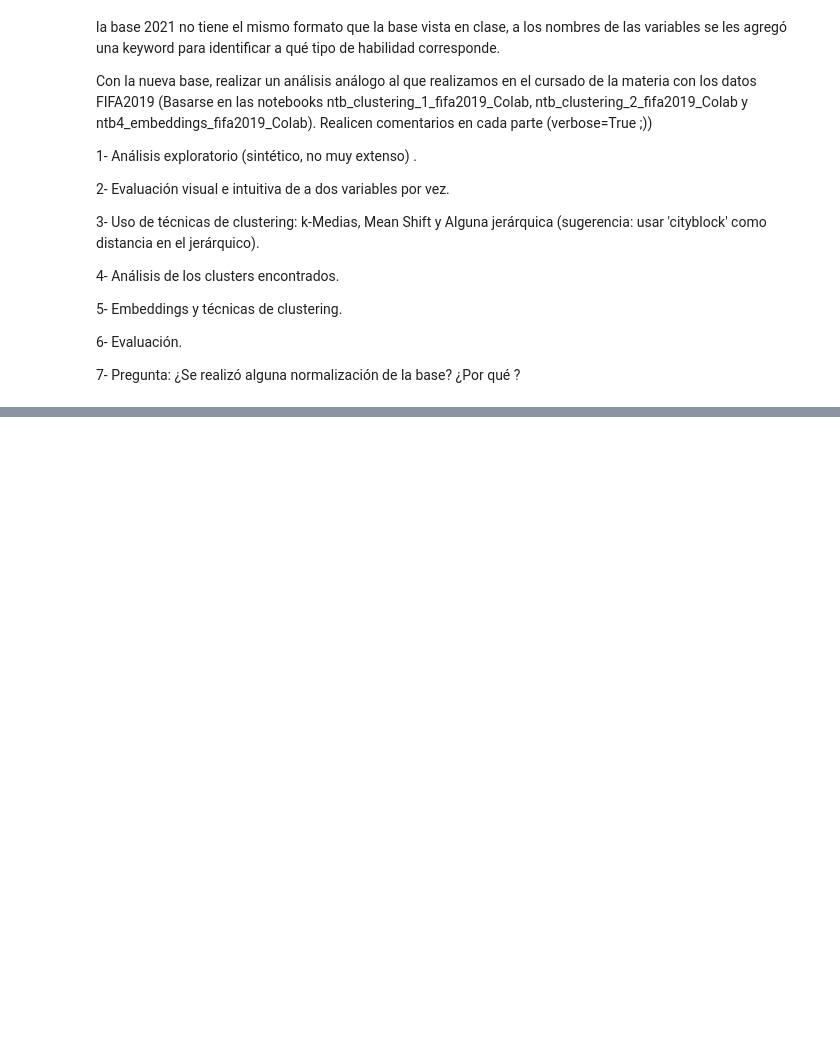
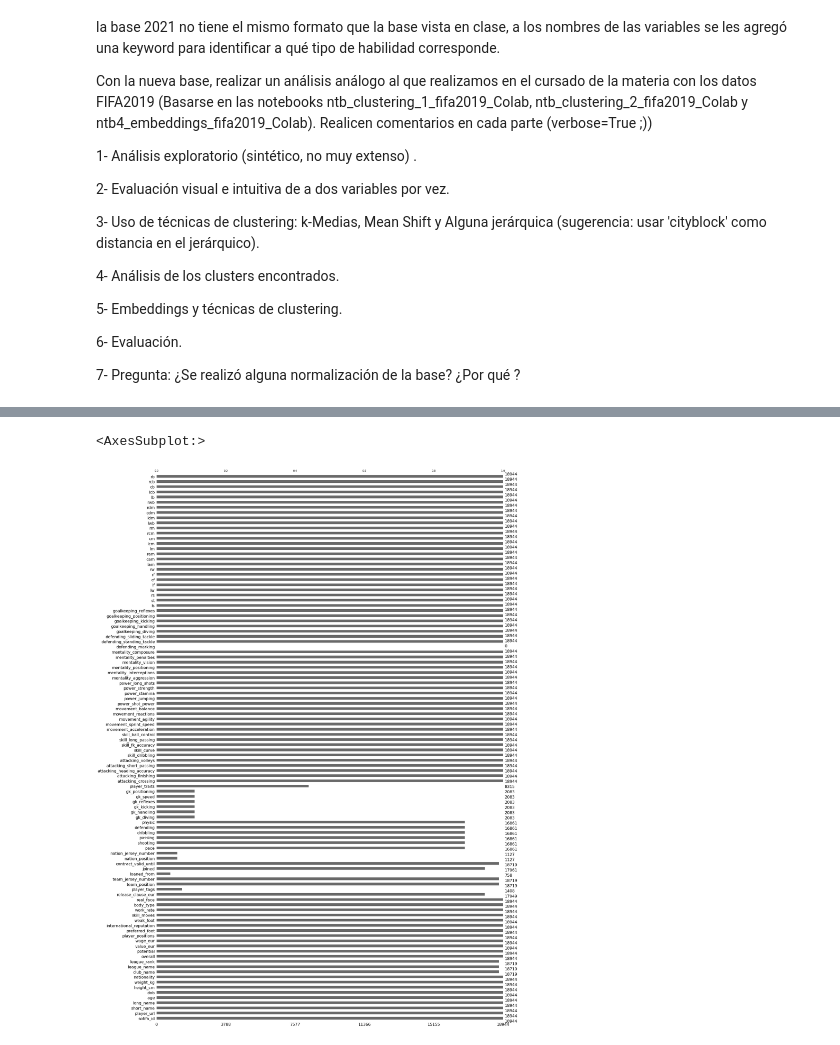
Before and after one commit to DiploDatos-Grupo2/AprendizajeNoSupervisado, a Jupyter notebook: TrabajoEntregable.ipynb, the cells around one changed output, grey strips where cells are left out. Saved outputs shown, nothing was run; the diff lists cells and outputs as text; code cells hidden in the pictures; blank space fills up the shorter version.

```diff
--- a/TrabajoEntregable.ipynb
+++ b/TrabajoEntregable.ipynb
@@ -29,0 +54,3 @@ Con la nueva base, realizar un análisis análogo al que realizamos en el cursad
+# %%
+df = pd.read_csv("players_21.csv")
+df.head(5)
@@ -29,0 +102,5 @@ Con la nueva base, realizar un análisis análogo al que realizamos en el cursad
+# %%
+msno.bar(df)
+# %% [output]
+<AxesSubplot:>
+[figure, added]
```
Also changed, not shown: parts of 22 cells of this notebook, 1 other file.
